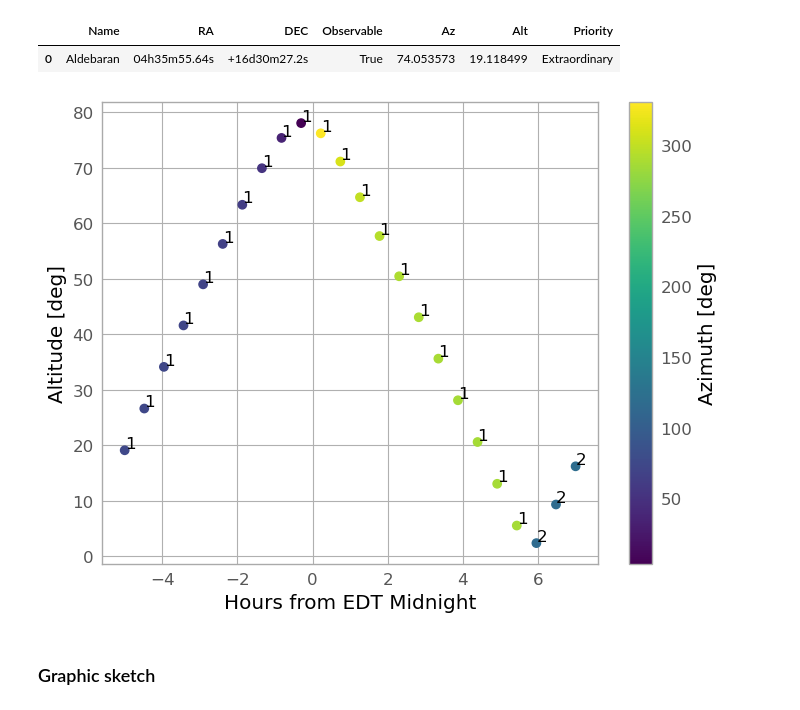
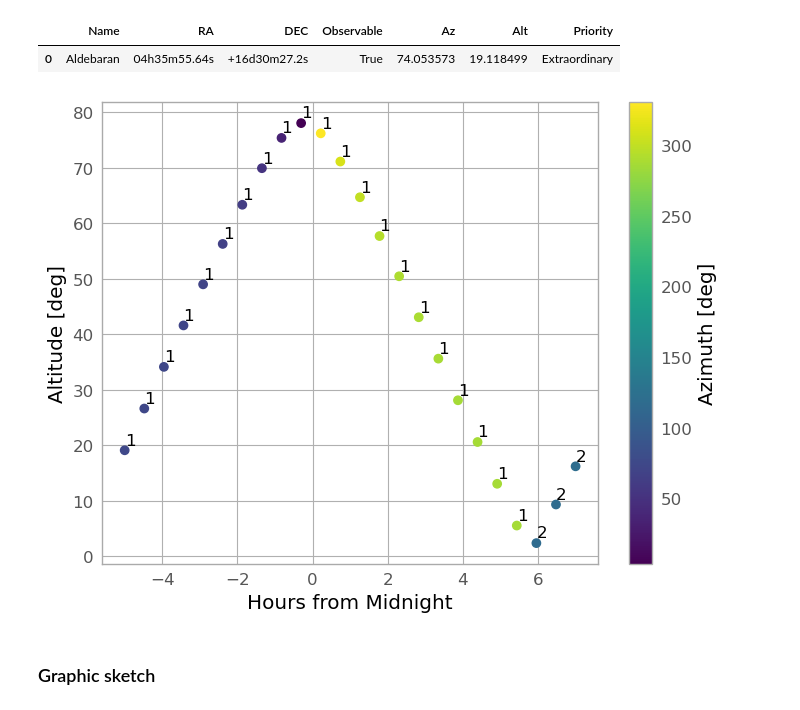
Before and after one commit to ccuellarn/Transient-Operation, a Jupyter notebook: Sketch.ipynb, the cells around one changed output. Saved outputs shown, nothing was run; the diff lists cells and outputs as text; code cells hidden in the pictures.

```diff
--- a/Sketch.ipynb
+++ b/Sketch.ipynb
@@ -77,8 +77,8 @@ timescale = ['m', 30]
 #Priority items
 priority = ['Extraordinary','High','Medium','Low']
 
-#Limit of observation, usually are 33 degree on altitude parameter
-limit = 0
+#Limit of good observation, usually are 33 degree on altitude parameter
+limit = 33
 
 #Convert the DMS format to degrees
 def ConvertLaLo(observer):
@@ -248,7 +248,7 @@ def Observations(observer, alert, Date_i, Date_f,time_scale,limit):
         altaz_coord = celestial_coord.transform_to( AltAz(obstime=each_time, location=observer) )
 
         # Determinate if its observable and a good observable (altitude > 33 degrees) in the altaz coordinate system, return a boolean.
-        state  = altaz_coord.alt > limit*u.deg
+        state  = altaz_coord.alt > 0*u.deg
 
         #Put the things together
         alert['Observable'] = state
@@ -283,32 +283,35 @@ Data[0]
 # %%
 #Other functions
 
 #Take the data from the analysis to graphic
 def EstablishCoord(Data):
     ALT = []
     AZ = []
 
     for each in Data:
         ALT.append(each['Alt'])
         AZ.append(each['Az'])
     return ALT,AZ
 
 ALT,AZ = EstablishCoord(Data)
 
+plt.style.use(astropy_mpl_style)
+quantity_support()
+
 index = [(serie.index, serie.iloc[0]) for serie in ALT]
 
 plt.scatter(time, ALT,c=AZ,cmap="viridis")
 plt.colorbar().set_label("Azimuth [deg]")
-plt.xlabel("Hours from EDT Midnight")
+plt.xlabel("Hours from Midnight")
 plt.ylabel("Altitude [deg]")
 
 # Loop for annotation of all points
 for i in range(len(time)):
-    plt.annotate(index[i][0][0] + 1, (time[i], ALT[i] + 0.4))
+    plt.annotate(index[i][0][0] + 1, (time[i], ALT[i] + 1))
 
 plt.show()
 # %% [output]
-[figure, old version]
+[figure, new version]
 # %% [markdown]
 ### Graphic sketch
 # %%
```
